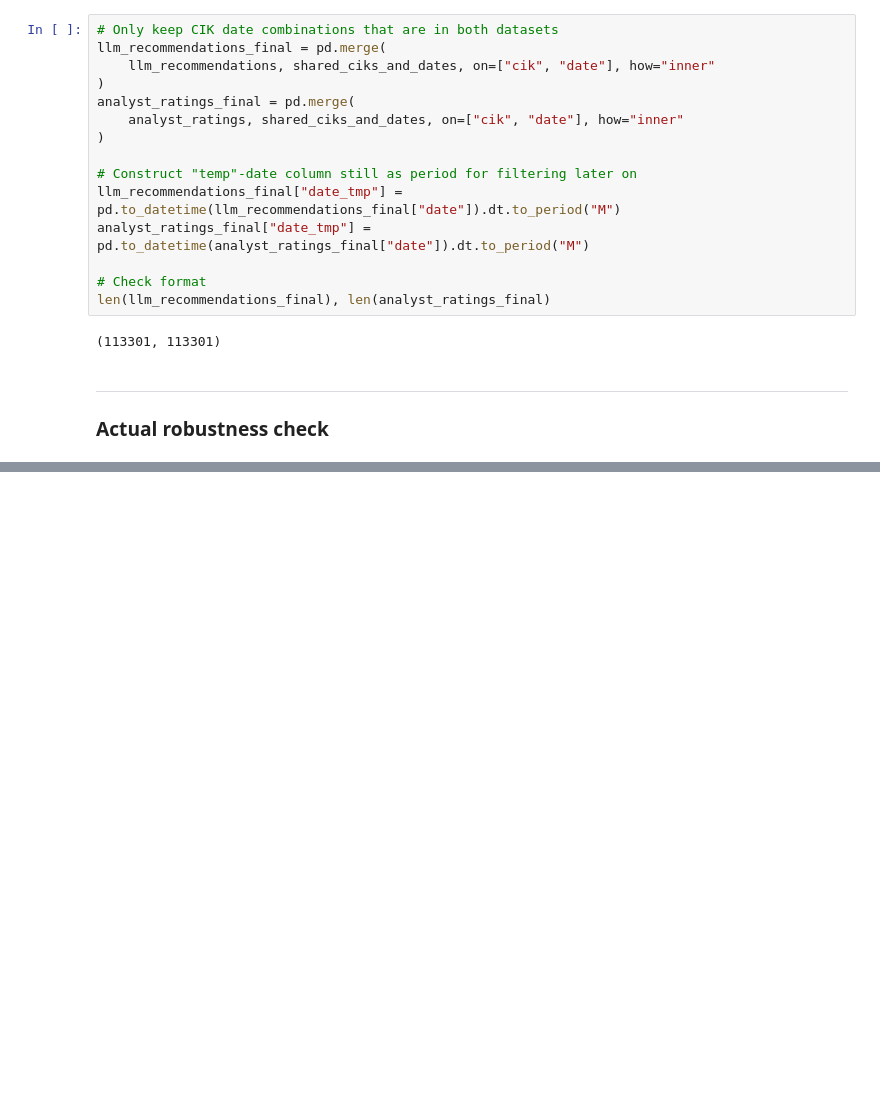
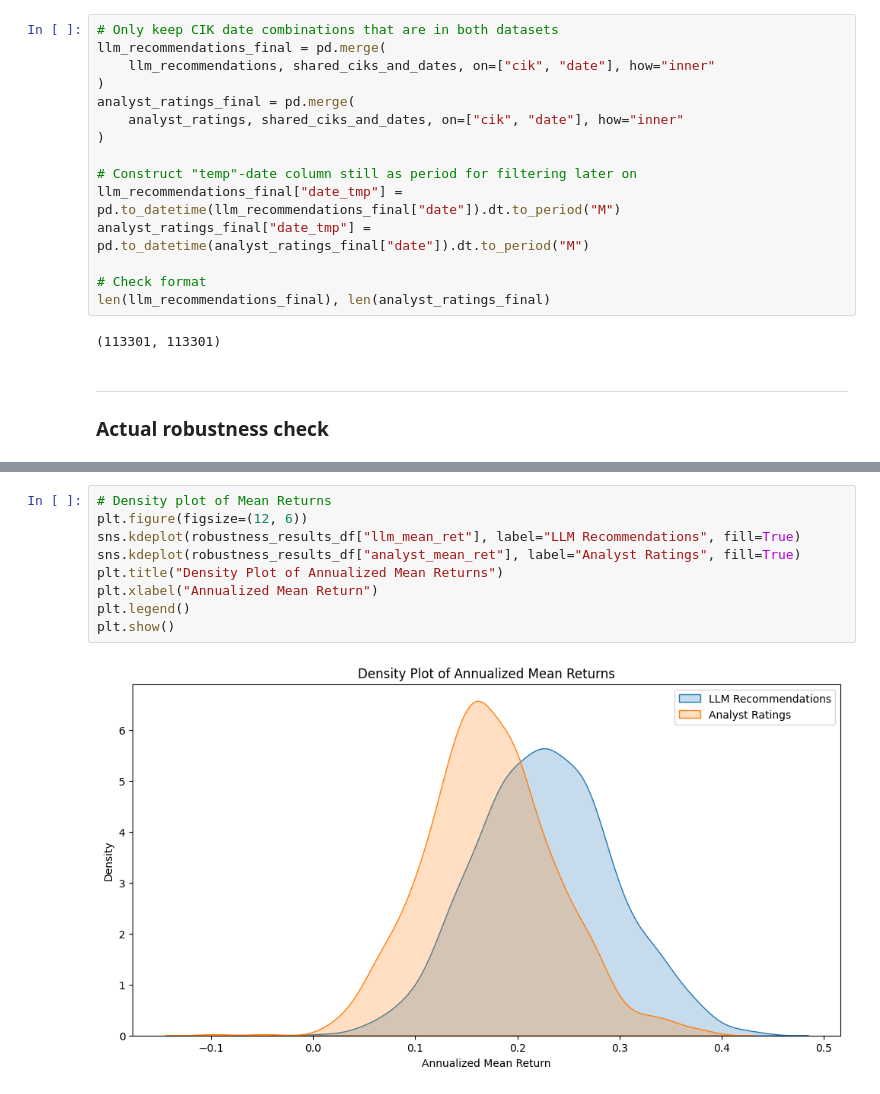
Before and after one commit to benherz/Masterarbeit, a Jupyter notebook: code/robustness_check_parallelized.ipynb, the cells around one changed output, grey strips where cells are left out. Cells and saved outputs as stored; diff of their text form; blank space fills up the shorter version.

```diff
--- a/code/robustness_check_parallelized.ipynb
+++ b/code/robustness_check_parallelized.ipynb
@@ -229,0 +261,11 @@ robustness_results_df
+# %%
+# Density plot of Mean Returns
+plt.figure(figsize=(12, 6))
+sns.kdeplot(robustness_results_df["llm_mean_ret"], label="LLM Recommendations", fill=True)
+sns.kdeplot(robustness_results_df["analyst_mean_ret"], label="Analyst Ratings", fill=True)
+plt.title("Density Plot of Annualized Mean Returns")
+plt.xlabel("Annualized Mean Return")
+plt.legend()
+plt.show()
+# %% [output]
+[figure, added]
```
Also changed, not shown: parts of 7 cells of this notebook, 3 other files.
